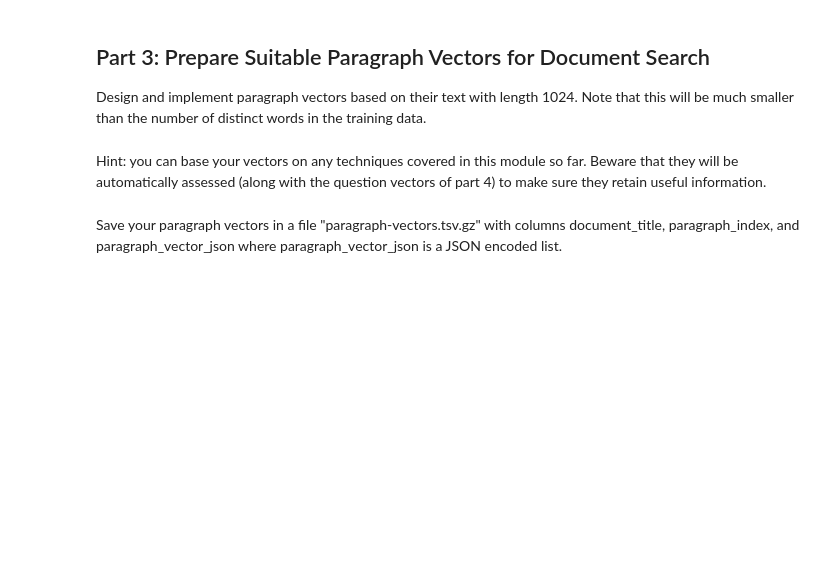
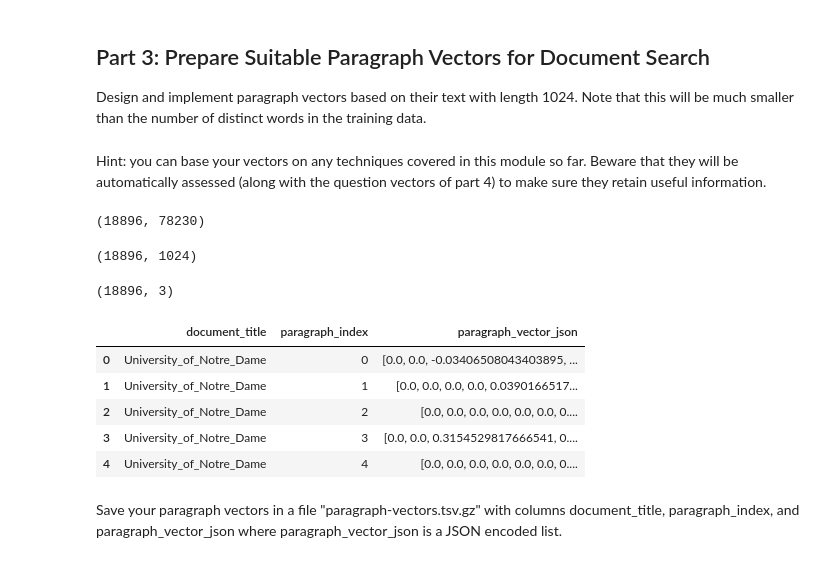
Before and after one commit to nwing2/DX704_Homework, a Jupyter notebook: dx704-project-10.ipynb, the cells around one changed output. Cells and saved outputs as stored; diff of their text form; code cells hidden in the pictures; blank space fills up the shorter version.

```diff
--- a/dx704-project-10.ipynb
+++ b/dx704-project-10.ipynb
@@ -119,3 +149,70 @@ Beware that they will be automatically assessed (along with the question vectors
+# %%
+from sklearn.feature_extraction.text import TfidfVectorizer
+
+vectorizer = TfidfVectorizer(
+    norm="l2",
+    stop_words="english"
+)
+
+X_tfidf = vectorizer.fit_transform(
+    parsed["paragraph_context"]
+)
+
+print(X_tfidf.shape)
+# %% [output]
+(18896, 78230)
+# %%
+from sklearn.random_projection import SparseRandomProjection
+from sklearn.preprocessing import normalize
+
+projection = SparseRandomProjection(
+    n_components=1024,
+    random_state=42
+)
+
+X_paragraphs = projection.fit_transform(X_tfidf)
+
+X_paragraphs = normalize(X_paragraphs)
+
+print(X_paragraphs.shape)
+# %% [output]
+(18896, 1024)
+# %%
+import json
+import numpy as np
+
+# Convert sparse matrix to a dense NumPy array
+X_paragraphs = X_paragraphs.toarray()
+
+# Create DataFrame with paragraph identifiers
+paragraph_vectors = parsed[
+    ["document_title", "paragraph_index"]
+].copy()
+
+# Convert each vector into a JSON string
+paragraph_vectors["paragraph_vector_json"] = [
+    json.dumps(row.tolist())
+    for row in X_paragraphs
+]
+
+# Save as compressed TSV
+paragraph_vectors.to_csv(
+    "paragraph-vectors.tsv.gz",
+    sep="\t",
+    index=False,
+    compression="gzip"
+)
+
+print(paragraph_vectors.shape)
+paragraph_vectors.head()
+# %% [output]
+(18896, 3)
+|  | document_title | paragraph_index | paragraph_vector_json |
+| 0 | University_of_Notre_Dame | 0 | [0.0, 0.0, -0.03406508043403895, ... |
+| 1 | University_of_Notre_Dame | 1 | [0.0, 0.0, 0.0, 0.0, 0.0390166517... |
+| 2 | University_of_Notre_Dame | 2 | [0.0, 0.0, 0.0, 0.0, 0.0, 0.0, 0.... |
+| 3 | University_of_Notre_Dame | 3 | [0.0, 0.0, 0.3154529817666541, 0.... |
+| 4 | University_of_Notre_Dame | 4 | [0.0, 0.0, 0.0, 0.0, 0.0, 0.0, 0.... |
 # %% [markdown]
 Save your paragraph vectors in a file "paragraph-vectors.tsv.gz" with columns document_title, paragraph_index, and paragraph_vector_json where paragraph_vector_json is a JSON encoded list.
 # %% [markdown]
```
Also changed, not shown: parts of 23 cells of this notebook, 6 other files.
